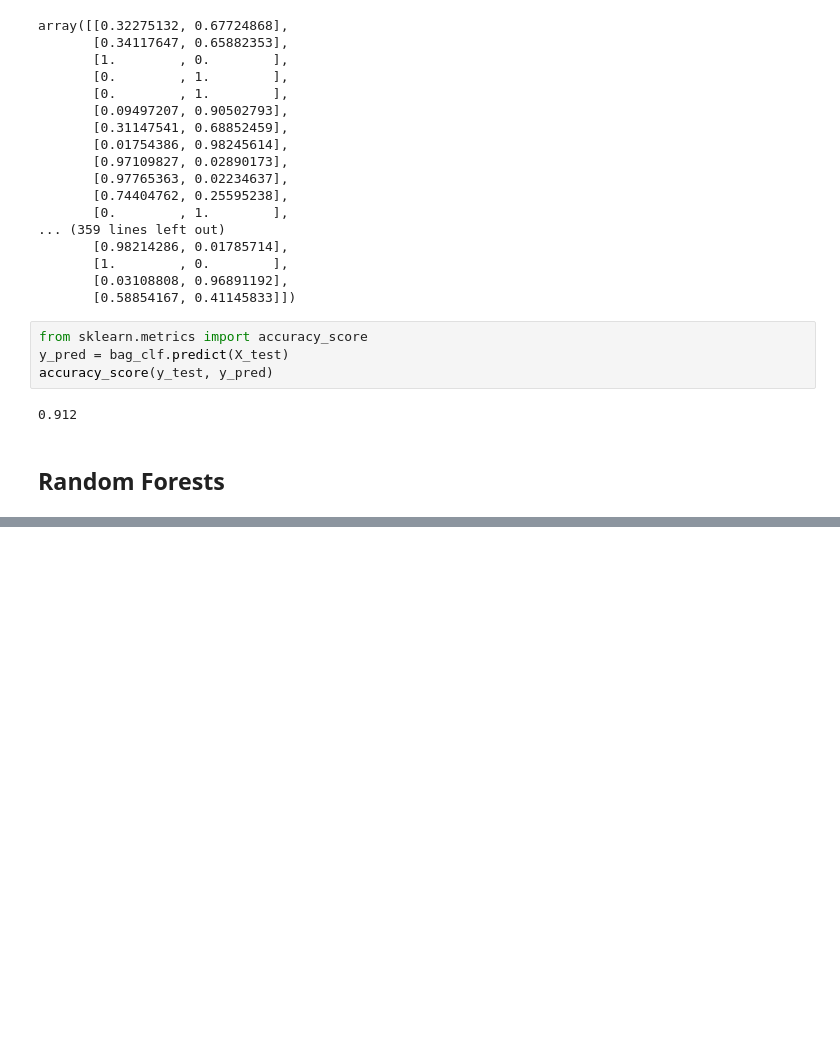
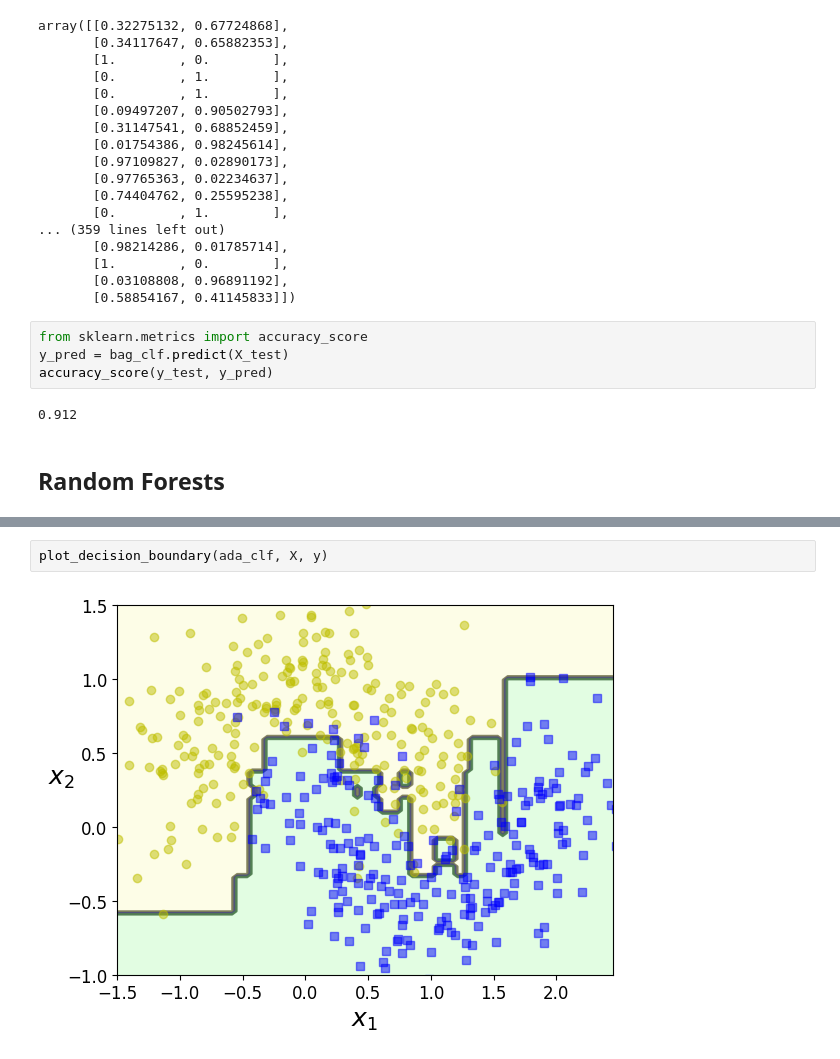
Before and after one commit to mickaelyoshua7674/hands-on-ml, a Jupyter notebook: 07_ensemble_learning_and_random_forests.ipynb, the cells around one changed output, grey strips where cells are left out. Drawn from its saved outputs; the diff is of its cells as text; blank space fills up the shorter version.

```diff
--- a/07_ensemble_learning_and_random_forests.ipynb
+++ b/07_ensemble_learning_and_random_forests.ipynb
@@ -206,0 +294,4 @@ accuracy_score(y_test, y_pred)
+# %%
+plot_decision_boundary(ada_clf, X, y)
+# %% [output]
+[figure, added]
```
Also changed, not shown: parts of 41 cells of this notebook.
